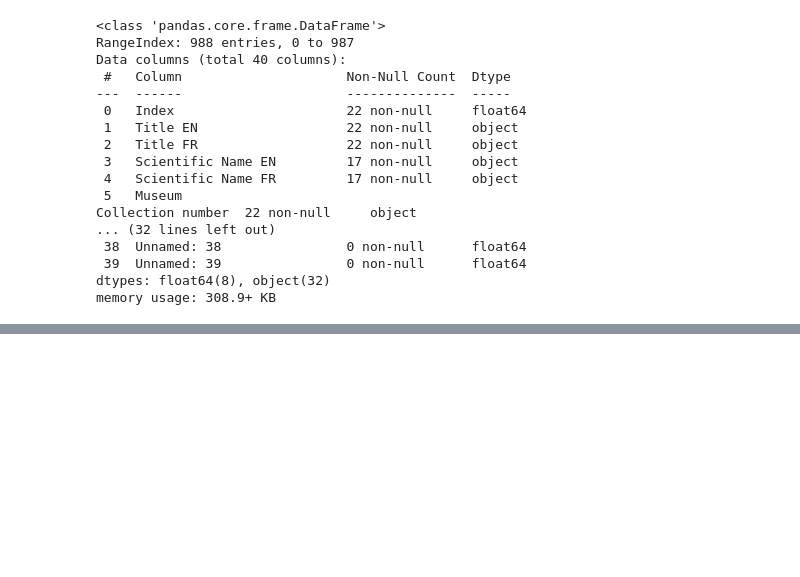
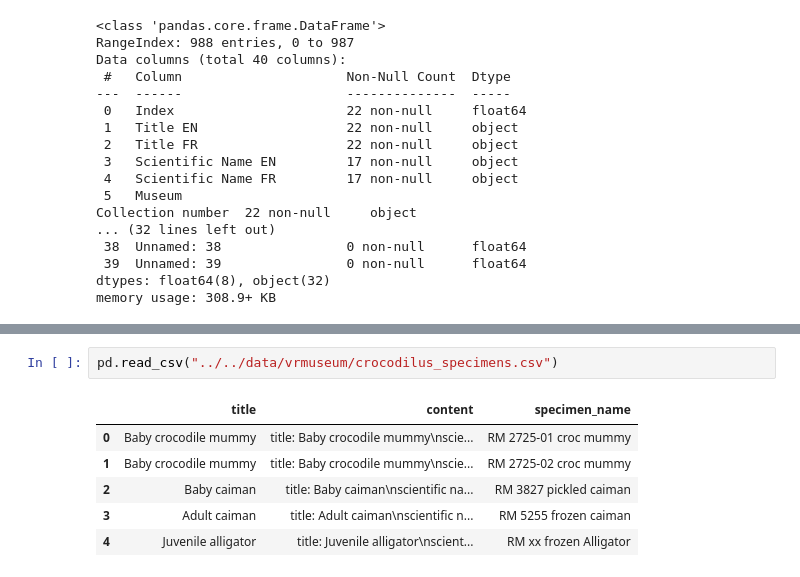
Before and after one commit to gpdantedaniel/lucido-retrieval-agent-backend, a Jupyter notebook: notebooks/exploration/vrmuseum_data.ipynb, the cells around one changed output, grey strips where cells are left out. Drawn from its saved outputs; the diff is of its cells as text; blank space fills up the shorter version.

```diff
--- a/notebooks/exploration/vrmuseum_data.ipynb
+++ b/notebooks/exploration/vrmuseum_data.ipynb
@@ -188,0 +331,9 @@ memory usage: 308.9+ KB
+# %%
+pd.read_csv("../../data/vrmuseum/crocodilus_specimens.csv")
+# %% [output]
+|  | title | content | specimen_name |
+| 0 | Baby crocodile mummy | title: Baby crocodile mummy\nscie... | RM 2725-01 croc mummy |
+| 1 | Baby crocodile mummy | title: Baby crocodile mummy\nscie... | RM 2725-02 croc mummy |
+| 2 | Baby caiman | title: Baby caiman\nscientific na... | RM 3827 pickled caiman |
+| 3 | Adult caiman | title: Adult caiman\nscientific n... | RM 5255 frozen caiman |
+| 4 | Juvenile alligator | title: Juvenile alligator\nscient... | RM xx frozen Alligator |
```
Also changed, not shown: parts of 12 cells of this notebook, 6 other files.
